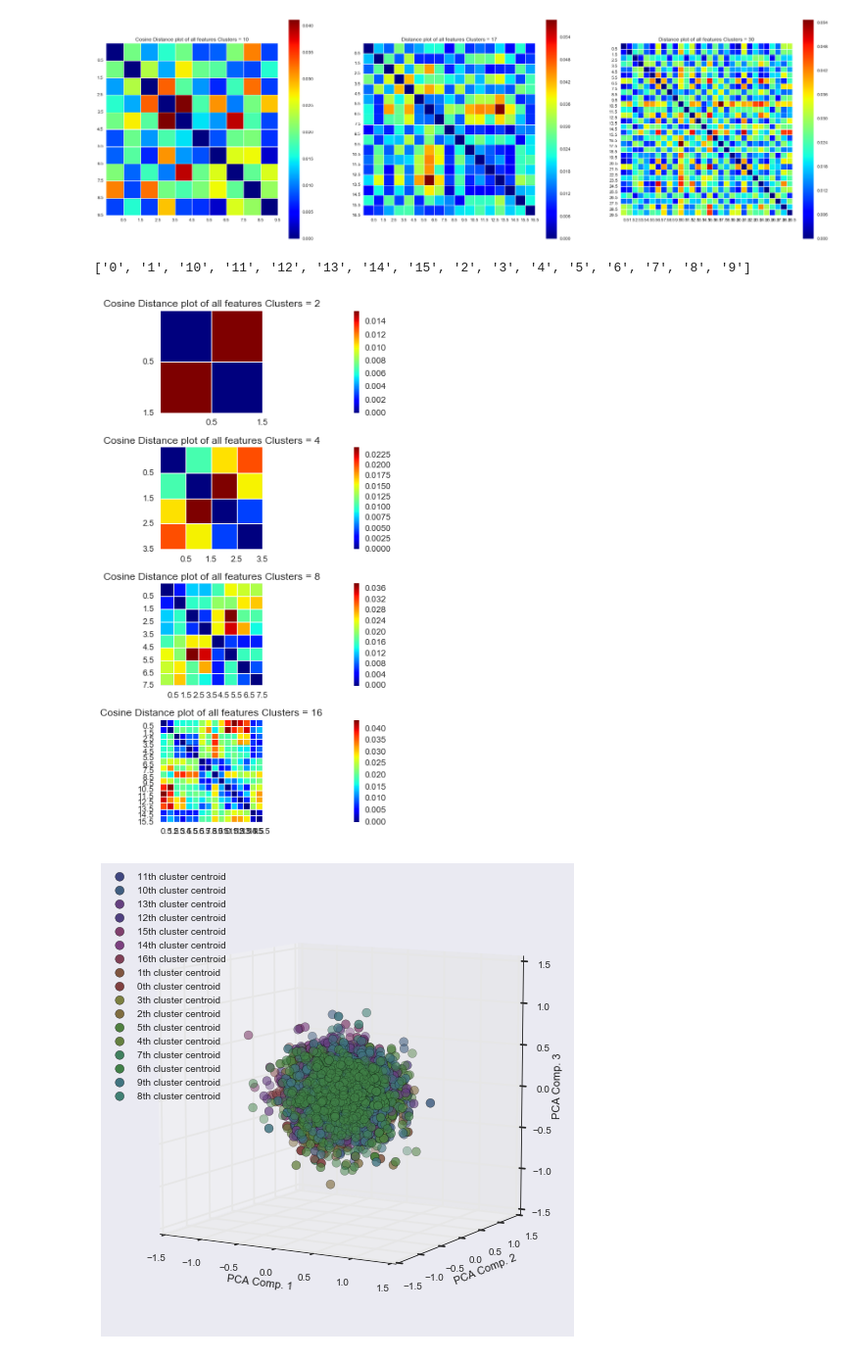
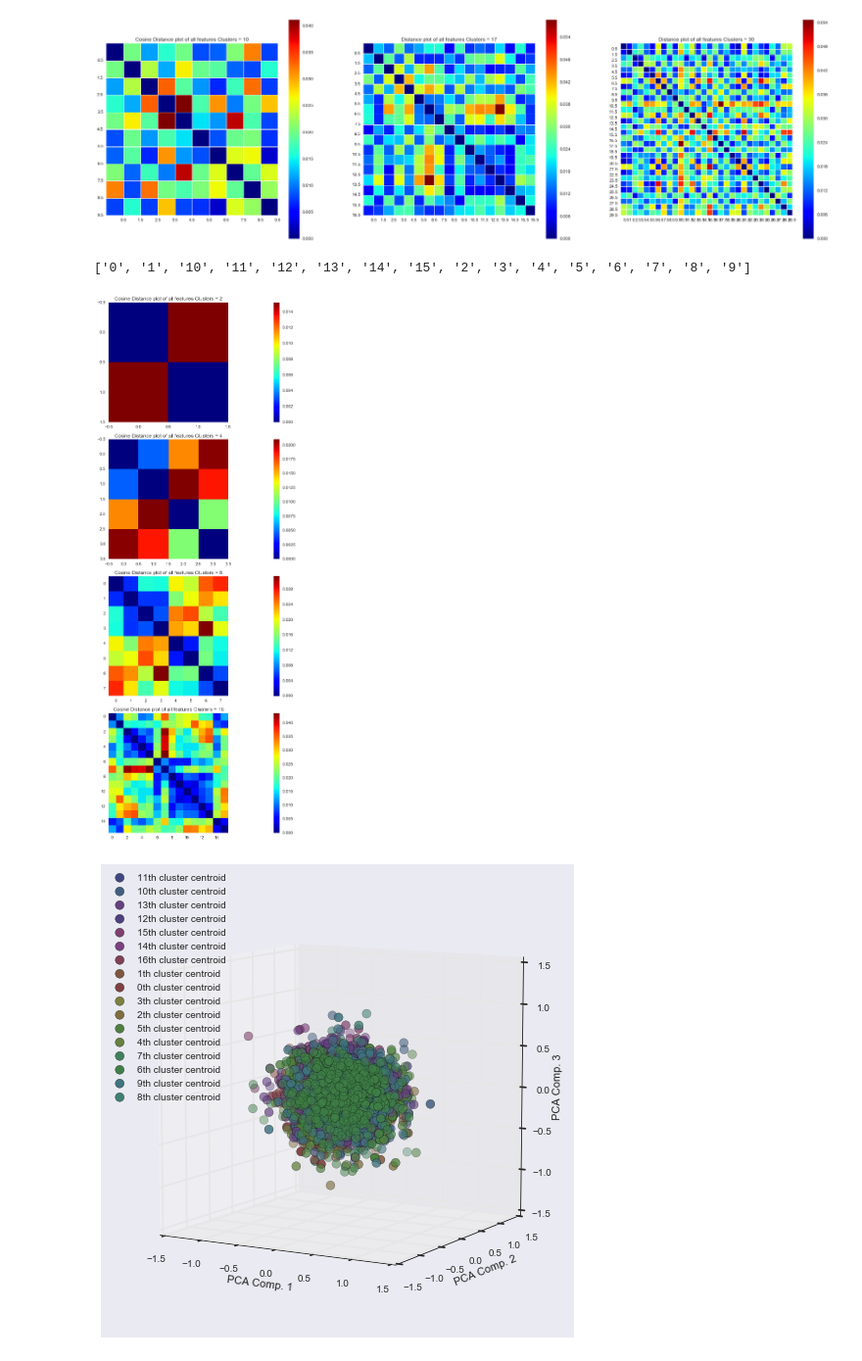
Before and after one commit to Upward-Spiral-Science/the-vat, a Jupyter notebook: testing_assumptions_AL.ipynb, the cells around one changed output. Shown: that part at 98% size. Drawn from its saved outputs; the diff is of its cells as text; code cells hidden in the pictures.

```diff
--- a/testing_assumptions_AL.ipynb
+++ b/testing_assumptions_AL.ipynb
@@ -208,38 +209,43 @@ def multiScaleKMeans(clusters):
 
     return new_clusters
 
+labels = [np.arange(1,16)]
+labels = [str(i) for i in labels]
+
 new_clusters = {}
-fig = plt.figure(figsize=(30,9))
+fig = plt.figure(figsize=(30,18))
 for i in range(0,4):
     if i == 0:
         # initial break up
         new_clusters = kmeanTwo(temp_features)
     else:
         new_clusters = multiScaleKMeans(new_clusters)
 
     numticks = len(np.unique(new_clusters.keys()))
 
     # get the euclidean centroids of each cluster
     true_centroids = []
     for key in new_clusters.keys():
         true_centroids.append(np.mean(new_clusters[key], axis=0))
     true_centroids = np.array(true_centroids)
     true_distances = scipy.spatial.distance.pdist(true_centroids, metric='cosine')
     true_distances = scipy.spatial.distance.squareform(true_distances)
 
     # Plot the distances
     fig.add_subplot(4,1,i+1)
     plt.imshow(true_distances, cmap=plt.get_cmap('jet'), interpolation='none')
     plt.title("Cosine Distance plot of all features Clusters = " + str(numticks))
-    plt.yticks(np.arange(0.5,numticks+0.5, 1))
-    plt.xticks(np.arange(0.5,numticks+0.5, 1))
+#     plt.yticks(np.arange(0.5,numticks+0.5, 1), labels)
+#     plt.xticks(np.arange(0.5,numticks+0.5, 1), labels)
     plt.colorbar()
+    ax = plt.gca()
+    ax.grid(False)
 
 plt.tight_layout()
 print sorted(new_clusters.keys())
 # %% [output]
 ['0', '1', '10', '11', '12', '13', '14', '15', '2', '3', '4', '5', '6', '7', '8', '9']
-[figure, old version]
+[figure, new version]
 # %%
 # summ = 0
 # for key in new_clusters.keys():
```
Also changed, not shown: parts of 1 cell of this notebook, 8 other files.
